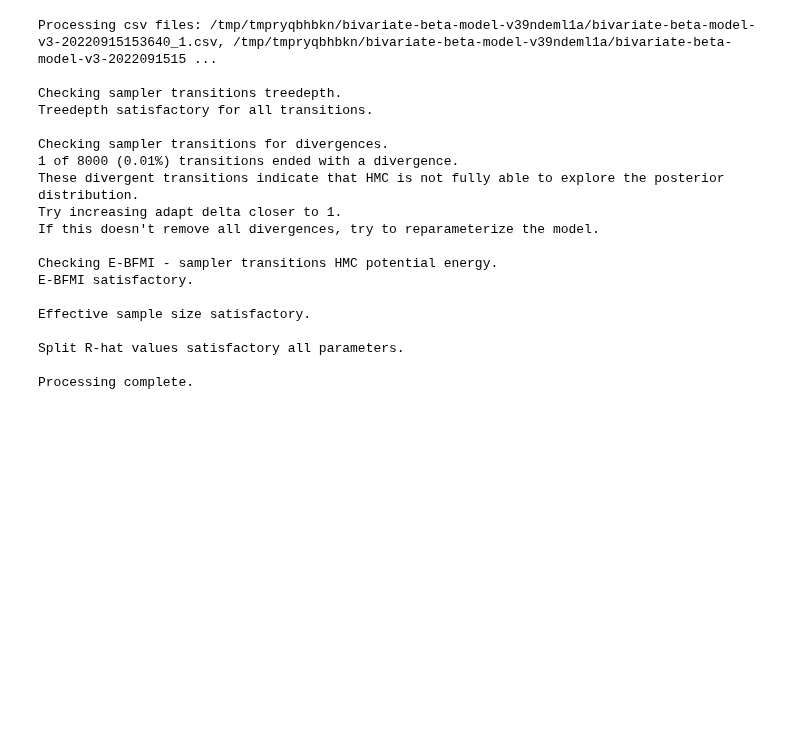
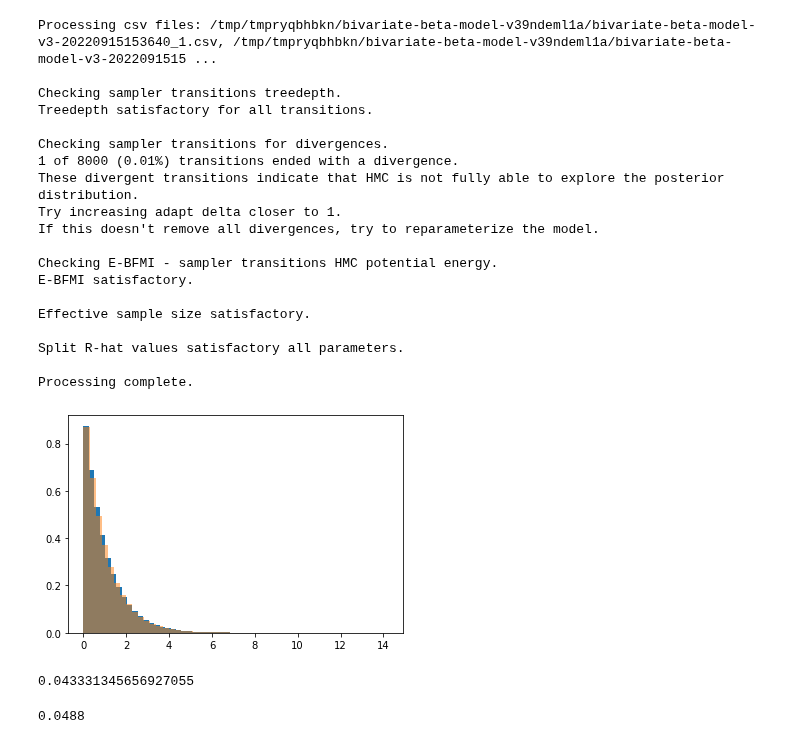
Before and after one commit to lucasmoschen/bivariate-beta, a Jupyter notebook: notebooks/bayesian_estimation_biv_beta.ipynb, the cells around one changed output. Cells and saved outputs as stored; diff of their text form; code cells hidden in the pictures; blank space fills up the shorter version.

```diff
--- a/notebooks/bayesian_estimation_biv_beta.ipynb
+++ b/notebooks/bayesian_estimation_biv_beta.ipynb
@@ -86,14 +79,12 @@ Let's see the distribution of $\rho = \#\{\alpha_1 < \hat{\alpha}_1\}$.
 # %%
 rho_values = []
 rng = np.random.RandomState(831290)
-jumped = 0
 
 for _ in tqdm.trange(N):
     true_alpha = rng.gamma(shape=a, scale=1/b, size=4) + c
     seed=rng.randint(831290)
     XY, U = generate_data(true_alpha, n, seed=seed)
     if U[U<=np.finfo(np.float64).eps].shape[0] > 0:
-        jumped += 1
         continue
     data['xy'] = XY
     model_fit = model3.sample(data=data, iter_warmup=1000, iter_sampling=1000, chains=1, adapt_delta=0.9,
@@ -289,3 +284,29 @@ Effective sample size satisfactory.
 Split R-hat values satisfactory all parameters.
 
 Processing complete.
+# %%
+a = b = 1
+n = 50
+
+alpha_samples = []
+
+for _ in tqdm.trange(1000000):
+    true_alpha = np.random.gamma(shape=a, scale=1/b, size=4)
+    U = np.random.dirichlet(true_alpha, size=n)
+    if U[U<=0*np.finfo(np.float64).eps].shape[0] > 0:
+        continue
+    alpha_samples.append(true_alpha)
+# %%
+plt.hist(np.array(alpha_samples)[:,0], bins=50, density=True)
+plt.hist(np.random.gamma(shape=a, scale=1/b, size=1000000), bins=50, alpha=0.5, density=True)
+plt.show()
+# %% [output]
+[figure, added]
+# %%
+np.mean(np.array(alpha_samples)[:,0] < 0.05)
+# %% [output]
+0.043331345656927055
+# %%
+np.mean(np.random.gamma(shape=a, scale=1/b, size=1000000)<.05)
+# %% [output]
+0.0488
```
Also changed, not shown: parts of 2 cells of this notebook, 4 other files.
